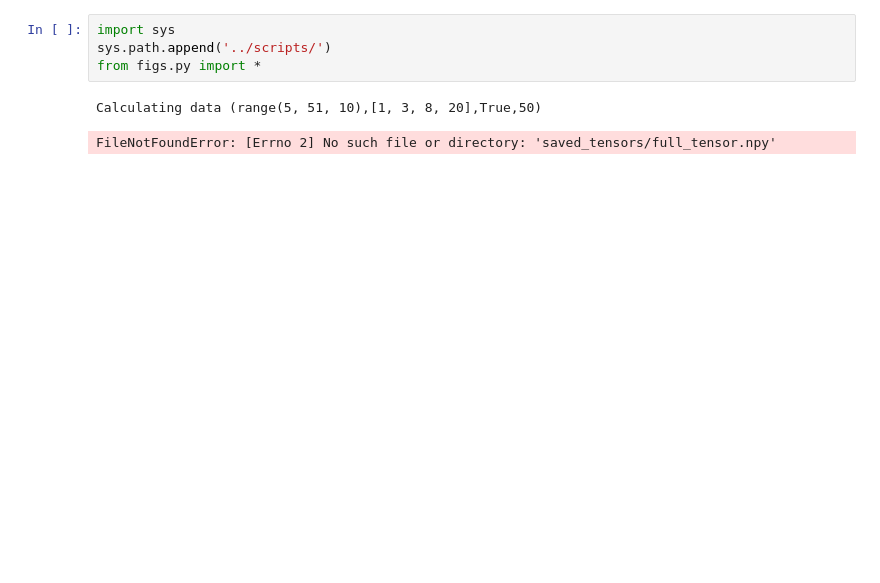
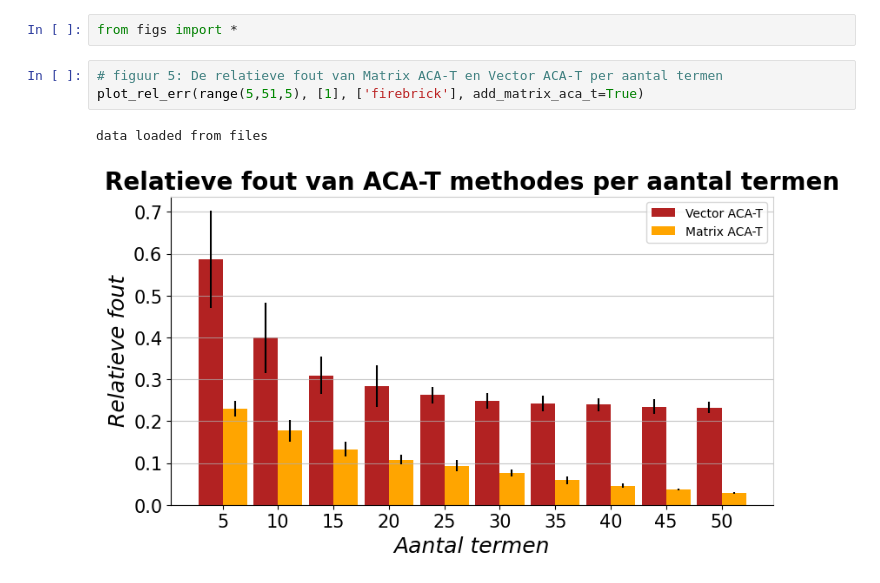
Before and after one commit to lolgameboy/TensorTimeSeriesClustering, a Jupyter notebook: scripts/notebook.ipynb, the cells around one changed output. Saved outputs shown, nothing was run; the diff lists cells and outputs as text; blank space fills up the shorter version.

```diff
--- a/scripts/notebook.ipynb
+++ b/scripts/notebook.ipynb
@@ -1,7 +1,8 @@
-# %%
-import sys
-sys.path.append('../scripts/')
-from figs.py import *
-# %% [output]
-Calculating data (range(5, 51, 10),[1, 3, 8, 20],True,50)
-FileNotFoundError: [Errno 2] No such file or directory: 'saved_tensors/full_tensor.npy'
+# %%
+from figs import *
+# %%
+# figuur 5: De relatieve fout van Matrix ACA-T en Vector ACA-T per aantal termen
+plot_rel_err(range(5,51,5), [1], ['firebrick'], add_matrix_aca_t=True)
+# %% [output]
+data loaded from files
+[figure, added]
```
Also changed, not shown: parts of 3 cells of this notebook, 28 other files.
